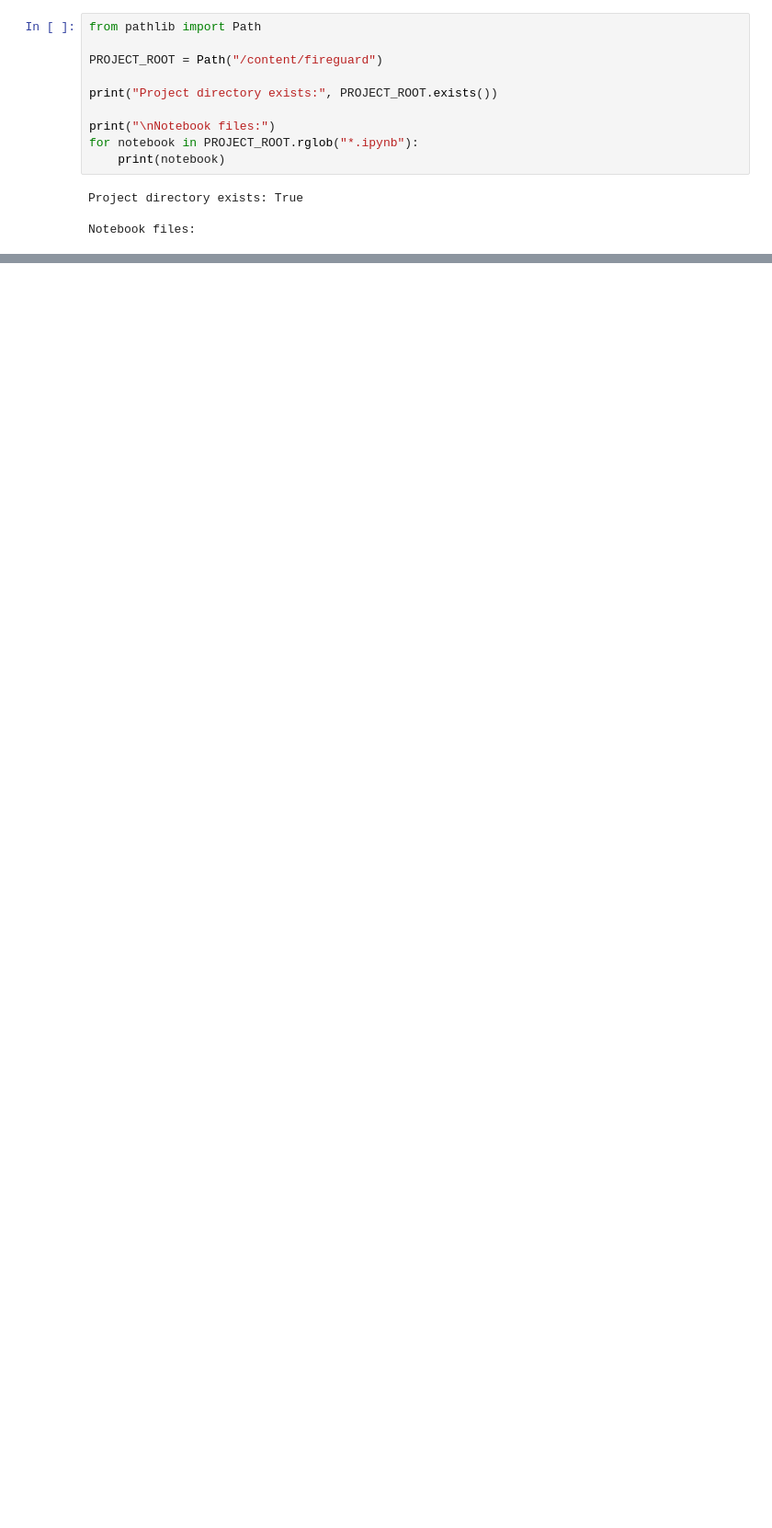
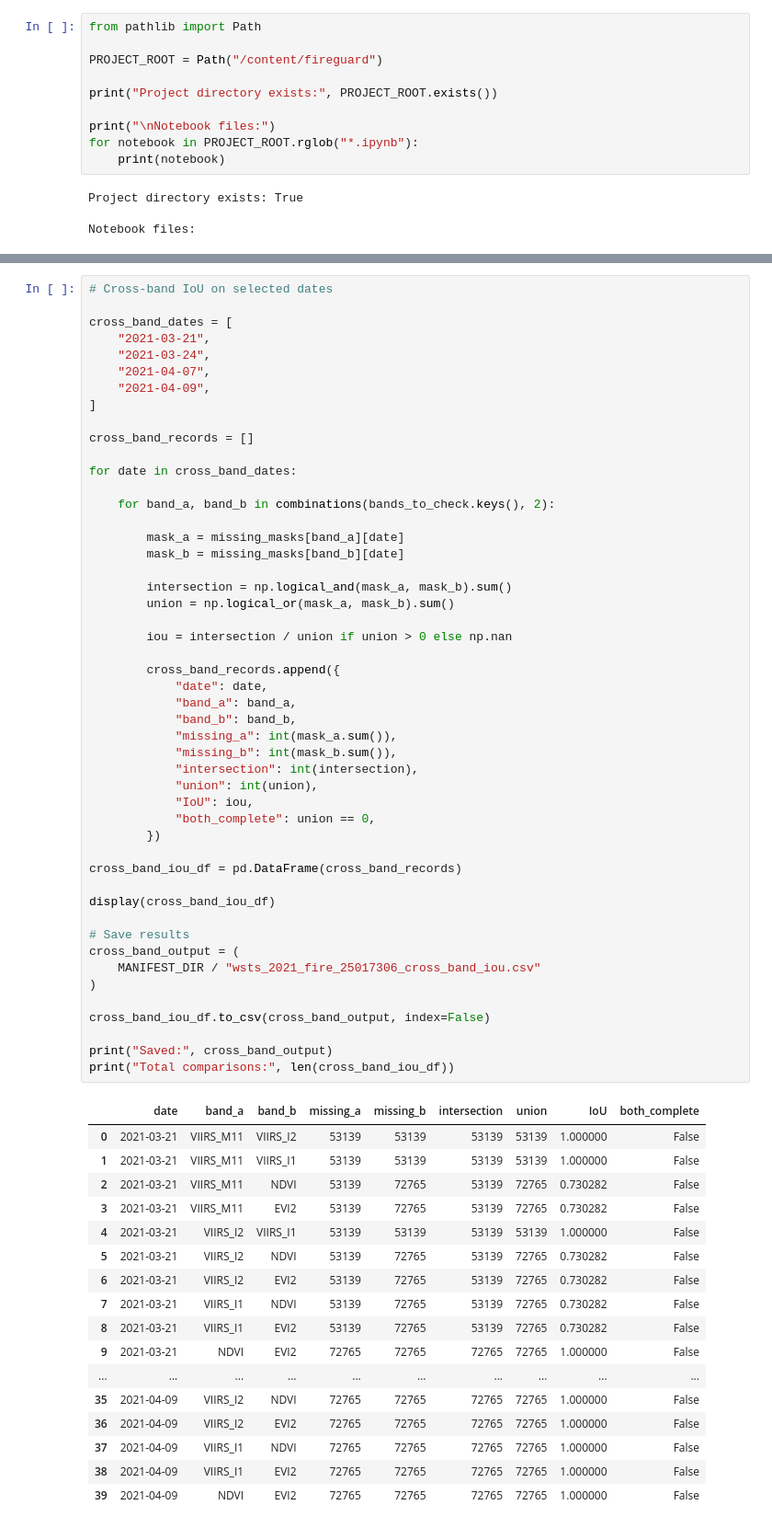
Before and after one commit to TheCodeCipher/fireguard, a Jupyter notebook: notebooks/wsts_eda.ipynb, the cells around one changed output, grey strips where cells are left out. Shown at 92% size. Saved outputs shown, nothing was run; the diff lists cells and outputs as text; blank space fills up the shorter version.

```diff
--- a/notebooks/wsts_eda.ipynb
+++ b/notebooks/wsts_eda.ipynb
@@ -1156,0 +1772,67 @@ Notebook files:
+# %%
+# Cross-band IoU on selected dates
+
+cross_band_dates = [
+    "2021-03-21",
+    "2021-03-24",
+    "2021-04-07",
+    "2021-04-09",
+]
+
+cross_band_records = []
+
+for date in cross_band_dates:
+
+    for band_a, band_b in combinations(bands_to_check.keys(), 2):
+
+        mask_a = missing_masks[band_a][date]
+        mask_b = missing_masks[band_b][date]
+
+        intersection = np.logical_and(mask_a, mask_b).sum()
+        union = np.logical_or(mask_a, mask_b).sum()
+
+        iou = intersection / union if union > 0 else np.nan
+
+        cross_band_records.append({
+            "date": date,
+            "band_a": band_a,
+            "band_b": band_b,
+            "missing_a": int(mask_a.sum()),
+            "missing_b": int(mask_b.sum()),
+            "intersection": int(intersection),
+            "union": int(union),
+            "IoU": iou,
+            "both_complete": union == 0,
+        })
+
+cross_band_iou_df = pd.DataFrame(cross_band_records)
+
+display(cross_band_iou_df)
+
+# Save results
+cross_band_output = (
+    MANIFEST_DIR / "wsts_2021_fire_25017306_cross_band_iou.csv"
+)
+
+cross_band_iou_df.to_csv(cross_band_output, index=False)
+
+print("Saved:", cross_band_output)
+print("Total comparisons:", len(cross_band_iou_df))
+# %% [output]
+|  | date | band_a | band_b | missing_a | missing_b | intersection | union | IoU | both_complete |
+| 0 | 2021-03-21 | VIIRS_M11 | VIIRS_I2 | 53139 | 53139 | 53139 | 53139 | 1.000000 | False |
+| 1 | 2021-03-21 | VIIRS_M11 | VIIRS_I1 | 53139 | 53139 | 53139 | 53139 | 1.000000 | False |
+| 2 | 2021-03-21 | VIIRS_M11 | NDVI | 53139 | 72765 | 53139 | 72765 | 0.730282 | False |
+| 3 | 2021-03-21 | VIIRS_M11 | EVI2 | 53139 | 72765 | 53139 | 72765 | 0.730282 | False |
+| 4 | 2021-03-21 | VIIRS_I2 | VIIRS_I1 | 53139 | 53139 | 53139 | 53139 | 1.000000 | False |
+| 5 | 2021-03-21 | VIIRS_I2 | NDVI | 53139 | 72765 | 53139 | 72765 | 0.730282 | False |
+| 6 | 2021-03-21 | VIIRS_I2 | EVI2 | 53139 | 72765 | 53139 | 72765 | 0.730282 | False |
+| 7 | 2021-03-21 | VIIRS_I1 | NDVI | 53139 | 72765 | 53139 | 72765 | 0.730282 | False |
+| 8 | 2021-03-21 | VIIRS_I1 | EVI2 | 53139 | 72765 | 53139 | 72765 | 0.730282 | False |
+| 9 | 2021-03-21 | NDVI | EVI2 | 72765 | 72765 | 72765 | 72765 | 1.000000 | False |
+| ... | ... | ... | ... | ... | ... | ... | ... | ... | ... |
+| 35 | 2021-04-09 | VIIRS_I2 | NDVI | 72765 | 72765 | 72765 | 72765 | 1.000000 | False |
+| 36 | 2021-04-09 | VIIRS_I2 | EVI2 | 72765 | 72765 | 72765 | 72765 | 1.000000 | False |
+| 37 | 2021-04-09 | VIIRS_I1 | NDVI | 72765 | 72765 | 72765 | 72765 | 1.000000 | False |
+| 38 | 2021-04-09 | VIIRS_I1 | EVI2 | 72765 | 72765 | 72765 | 72765 | 1.000000 | False |
+| 39 | 2021-04-09 | NDVI | EVI2 | 72765 | 72765 | 72765 | 72765 | 1.000000 | False |
```
Also changed, not shown: parts of 23 cells of this notebook.
